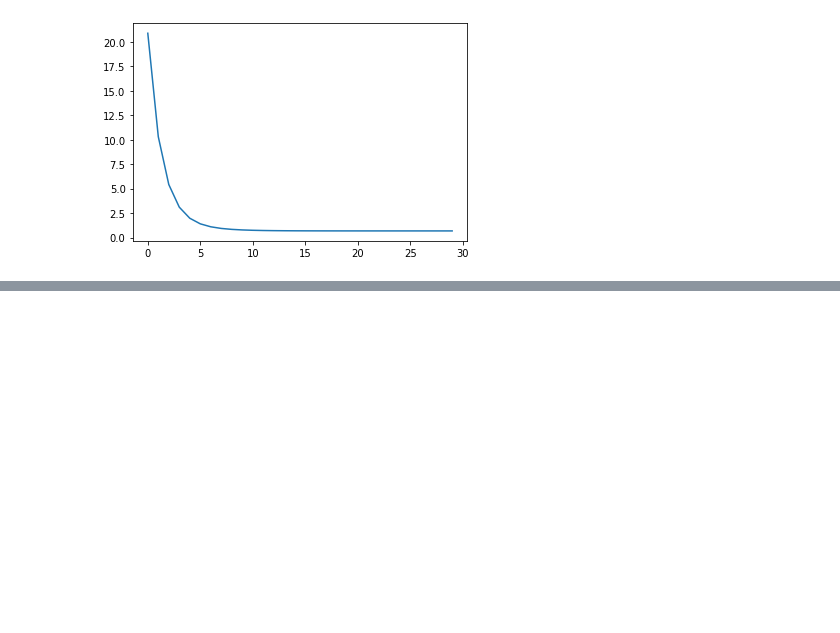
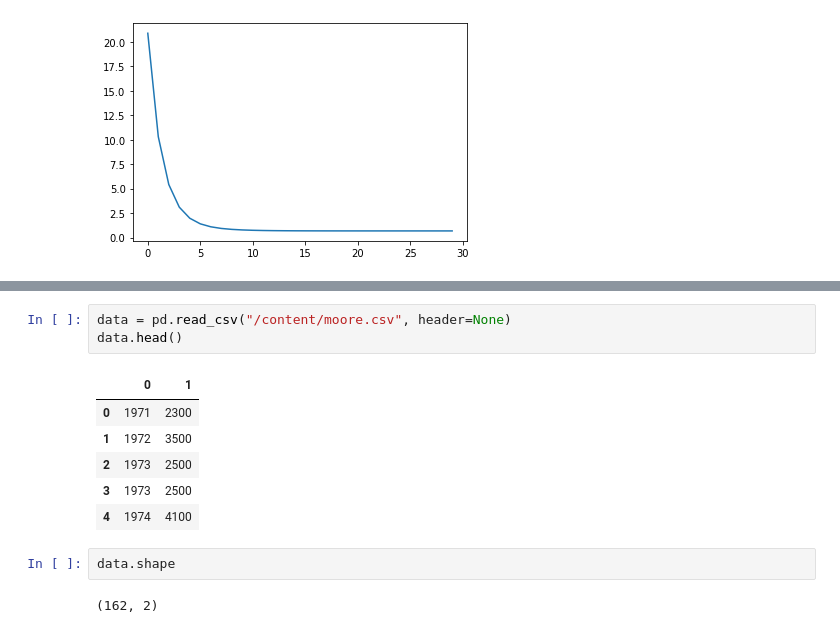
Before and after one commit to mirpouya/Introduction-to-PyTorch, a Jupyter notebook: PyTorch_Intro.ipynb, the cells around one changed output, grey strips where cells are left out. Drawn from its saved outputs; the diff is of its cells as text; blank space fills up the shorter version.

```diff
--- a/PyTorch_Intro.ipynb
+++ b/PyTorch_Intro.ipynb
@@ -187,0 +265,14 @@ plt.plot(losses)
+# %%
+data = pd.read_csv("/content/moore.csv", header=None)
+data.head()
+# %% [output]
+|  | 0 | 1 |
+| 0 | 1971 | 2300 |
+| 1 | 1972 | 3500 |
+| 2 | 1973 | 2500 |
+| 3 | 1973 | 2500 |
+| 4 | 1974 | 4100 |
+# %%
+data.shape
+# %% [output]
+(162, 2)
```
Also changed, not shown: parts of 9 cells of this notebook.
